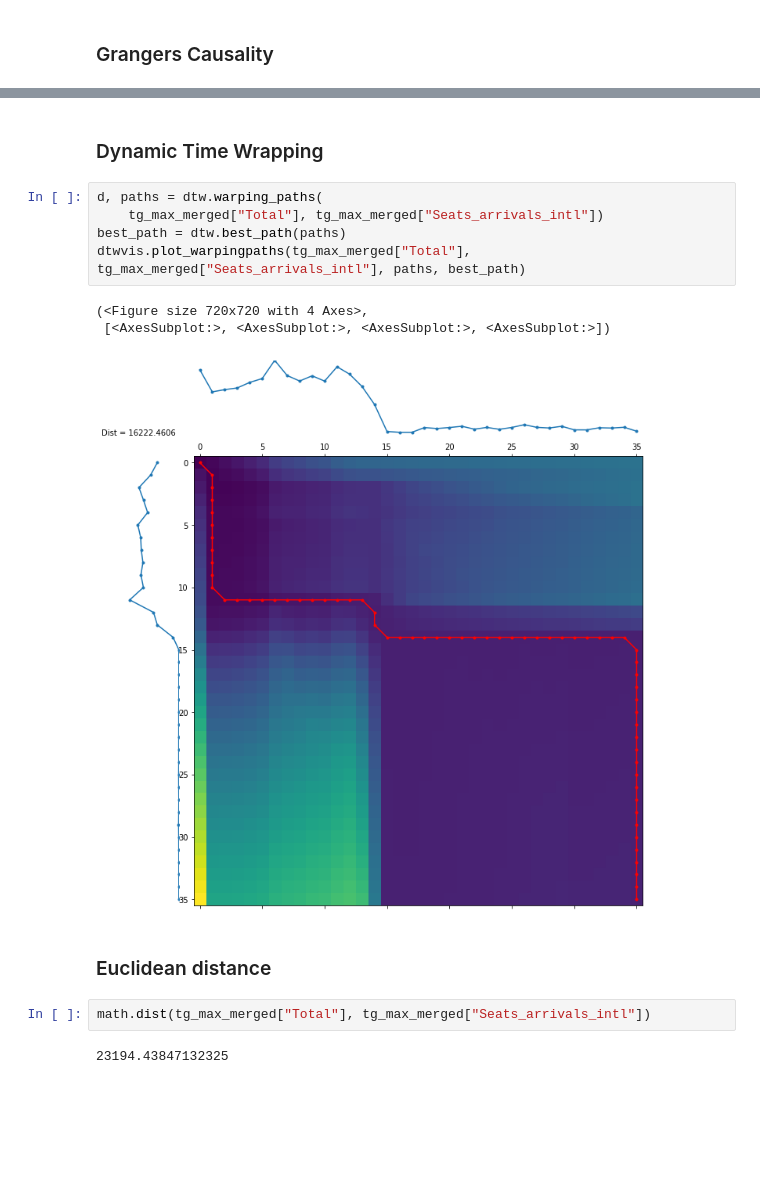
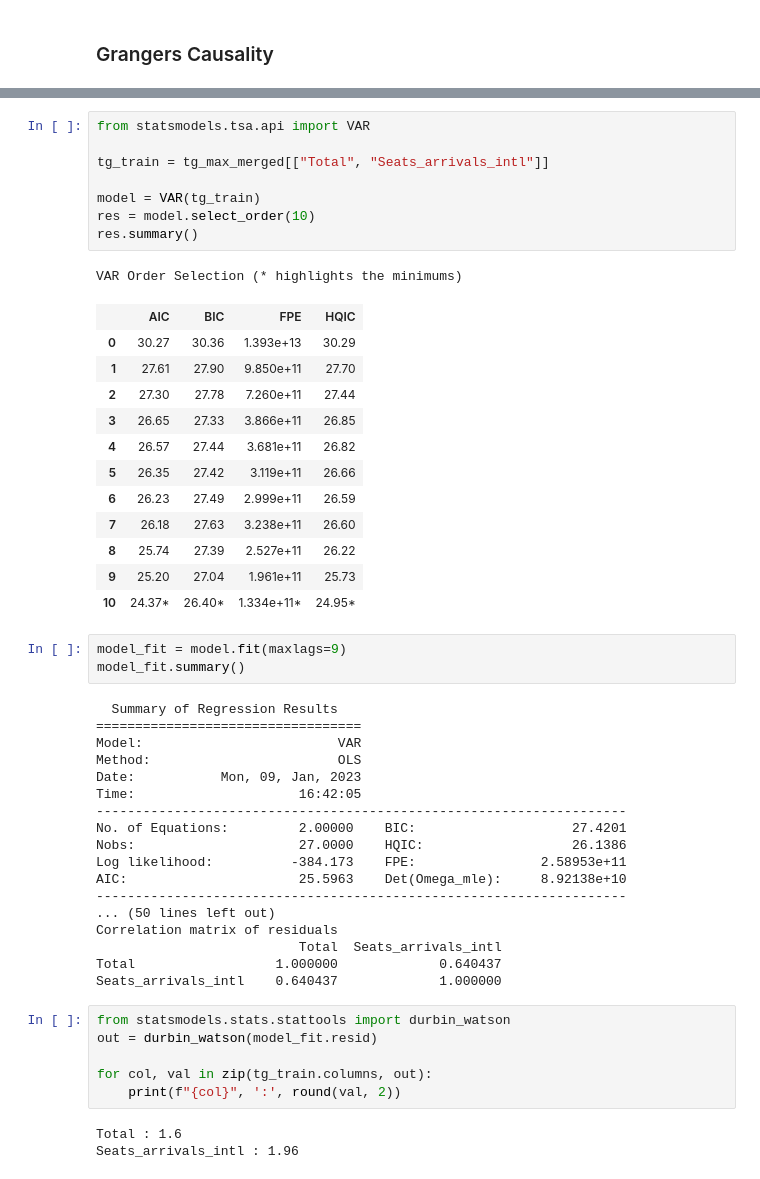
Before and after one commit to worldbank/pacific-observatory, a Jupyter notebook: scripts/notebooks/EDA-Tonga.ipynb, the cells around one changed output, grey strips where cells are left out. Saved outputs shown, nothing was run; the diff lists cells and outputs as text; blank space fills up the shorter version.

```diff
--- a/scripts/notebooks/EDA-Tonga.ipynb
+++ b/scripts/notebooks/EDA-Tonga.ipynb
@@ -264,20 +291,55 @@ grangers_causation_matrix(tg_max_merged,
 |  | Total_x | Seats_arrivals_intl_x |
 | Total_y | 1.0 | 0.0 |
 | Seats_arrivals_intl_y | 0.0 | 1.0 |
-# %% [markdown]
-### Dynamic Time Wrapping
-# %%
-d, paths = dtw.warping_paths(
-    tg_max_merged["Total"], tg_max_merged["Seats_arrivals_intl"])
-best_path = dtw.best_path(paths)
-dtwvis.plot_warpingpaths(tg_max_merged["Total"],  tg_max_merged["Seats_arrivals_intl"], paths, best_path)
-# %% [output]
-(<Figure size 720x720 with 4 Axes>,
- [<AxesSubplot:>, <AxesSubplot:>, <AxesSubplot:>, <AxesSubplot:>])
-[figure, removed]
-# %% [markdown]
-### Euclidean distance
-# %%
-math.dist(tg_max_merged["Total"], tg_max_merged["Seats_arrivals_intl"])
-# %% [output]
-23194.43847132325
+# %%
+from statsmodels.tsa.api import VAR
+
+tg_train = tg_max_merged[["Total", "Seats_arrivals_intl"]]
+
+model = VAR(tg_train)
+res = model.select_order(10)
+res.summary()
+# %% [output]
+VAR Order Selection (* highlights the minimums)
+|  | AIC | BIC | FPE | HQIC |
+| 0 | 30.27 | 30.36 | 1.393e+13 | 30.29 |
+| 1 | 27.61 | 27.90 | 9.850e+11 | 27.70 |
+| 2 | 27.30 | 27.78 | 7.260e+11 | 27.44 |
+| 3 | 26.65 | 27.33 | 3.866e+11 | 26.85 |
+| 4 | 26.57 | 27.44 | 3.681e+11 | 26.82 |
+| 5 | 26.35 | 27.42 | 3.119e+11 | 26.66 |
+| 6 | 26.23 | 27.49 | 2.999e+11 | 26.59 |
+| 7 | 26.18 | 27.63 | 3.238e+11 | 26.60 |
+| 8 | 25.74 | 27.39 | 2.527e+11 | 26.22 |
+| 9 | 25.20 | 27.04 | 1.961e+11 | 25.73 |
+| 10 | 24.37* | 26.40* | 1.334e+11* | 24.95* |
+# %%
+model_fit = model.fit(maxlags=9)
+model_fit.summary()
+# %% [output]
+  Summary of Regression Results
+==================================
+Model:                         VAR
+Method:                        OLS
+Date:           Mon, 09, Jan, 2023
+Time:                     16:42:05
+--------------------------------------------------------------------
+No. of Equations:         2.00000    BIC:                    27.4201
+Nobs:                     27.0000    HQIC:                   26.1386
+Log likelihood:          -384.173    FPE:                2.58953e+11
+AIC:                      25.5963    Det(Omega_mle):     8.92138e+10
+--------------------------------------------------------------------
+... (50 lines left out)
+Correlation matrix of residuals
+                          Total  Seats_arrivals_intl
+Total                  1.000000             0.640437
+Seats_arrivals_intl    0.640437             1.000000
+# %%
+from statsmodels.stats.stattools import durbin_watson
+out = durbin_watson(model_fit.resid)
+
+for col, val in zip(tg_train.columns, out):
+    print(f"{col}", ':', round(val, 2))
+# %% [output]
+Total : 1.6
+Seats_arrivals_intl : 1.96
```
Also changed, not shown: parts of 15 cells of this notebook, 26 other files.
